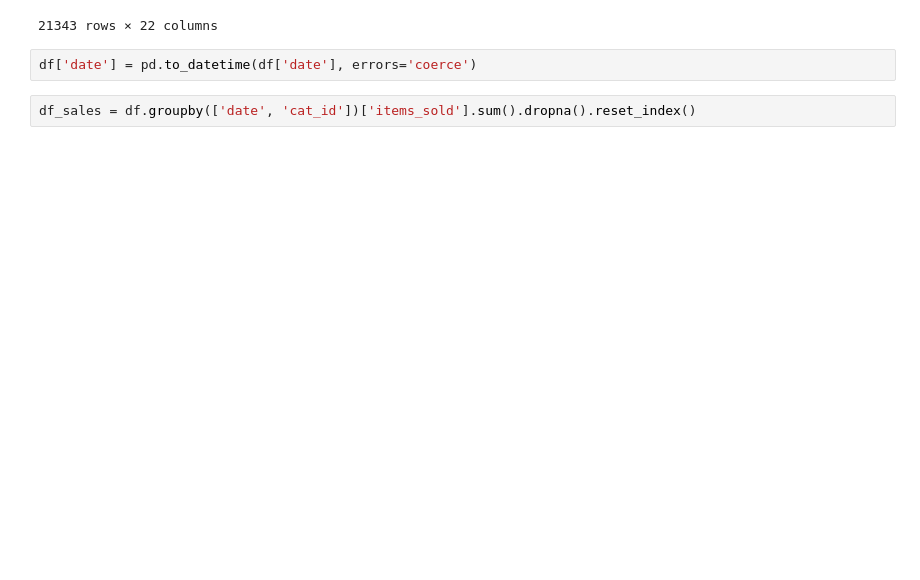
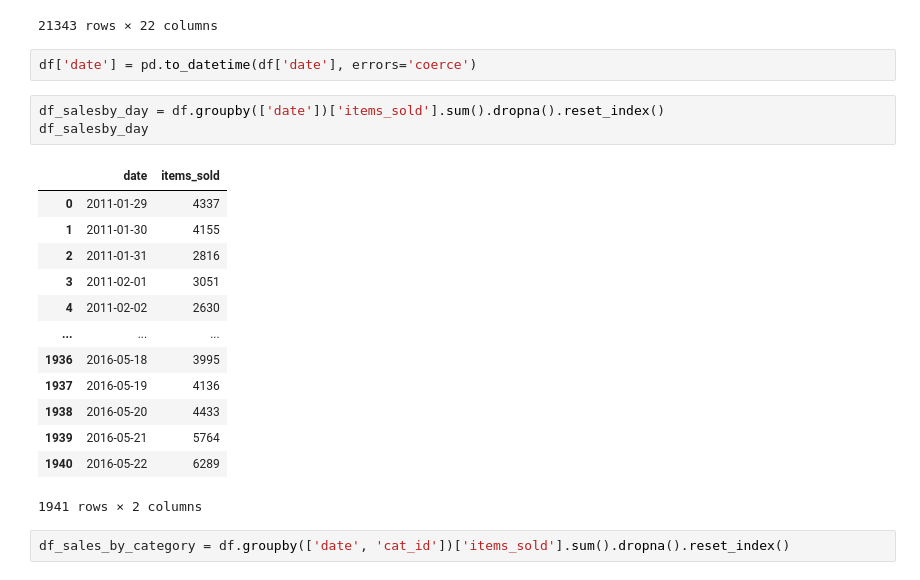
Before and after one commit to chriseisbrown/kaggle, a Jupyter notebook: bigquery_trial.ipynb, the cells around one changed output. Cells and saved outputs as stored; diff of their text form; blank space fills up the shorter version.

```diff
--- a/bigquery_trial.ipynb
+++ b/bigquery_trial.ipynb
@@ -210,6 +193,23 @@ df.loc[df['wm_yr_wk'] == 11101]
 21343 rows × 22 columns
 # %%
 df['date'] = pd.to_datetime(df['date'], errors='coerce')
+# %%
+df_salesby_day = df.groupby(['date'])['items_sold'].sum().dropna().reset_index()
+df_salesby_day
+# %% [output]
+|  | date | items_sold |
+| 0 | 2011-01-29 | 4337 |
+| 1 | 2011-01-30 | 4155 |
+| 2 | 2011-01-31 | 2816 |
+| 3 | 2011-02-01 | 3051 |
+| 4 | 2011-02-02 | 2630 |
+| ... | ... | ... |
+| 1936 | 2016-05-18 | 3995 |
+| 1937 | 2016-05-19 | 4136 |
+| 1938 | 2016-05-20 | 4433 |
+| 1939 | 2016-05-21 | 5764 |
+| 1940 | 2016-05-22 | 6289 |
+1941 rows × 2 columns
 # %%
-df_sales = df.groupby(['date', 'cat_id'])['items_sold'].sum().dropna().reset_index()
+df_sales_by_category = df.groupby(['date', 'cat_id'])['items_sold'].sum().dropna().reset_index()
 # %%
```
Also changed, not shown: parts of 6 cells of this notebook.
